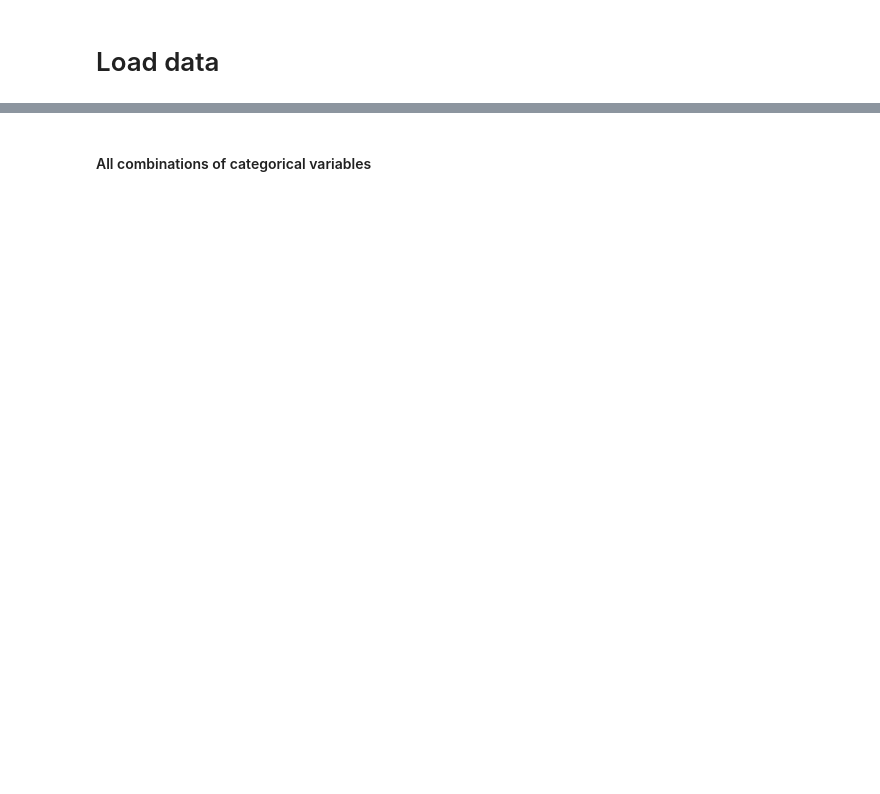
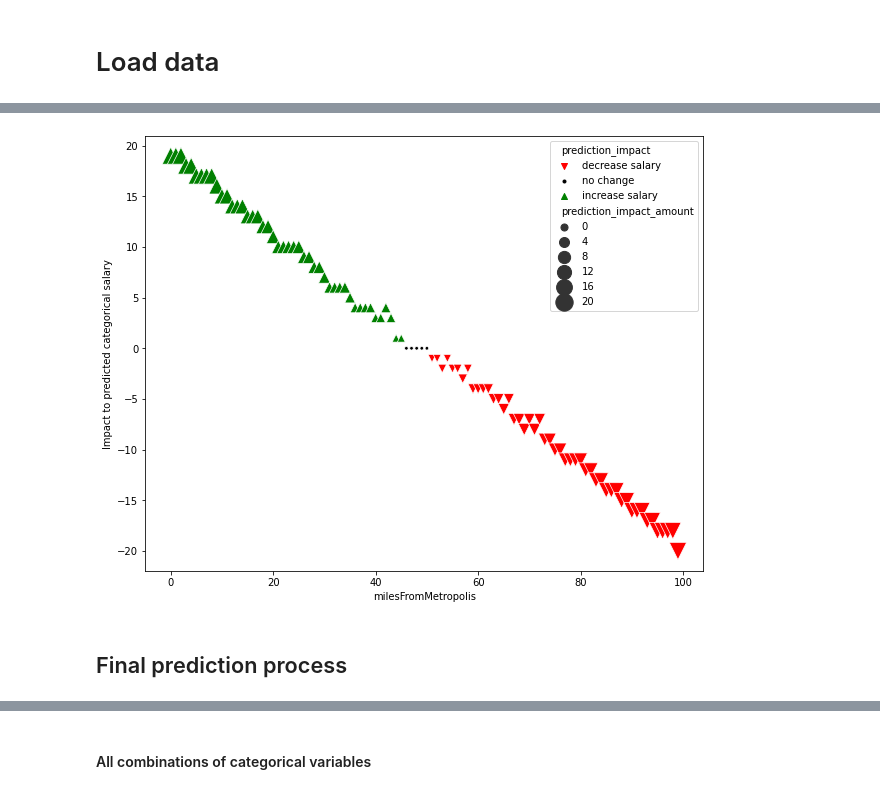
Before and after one commit to scottwiles/salary_prediction, a Jupyter notebook: notebooks/salary_prediction_baseline_model.ipynb, the cells around one changed output, grey strips where cells are left out. Drawn from its saved outputs; the diff is of its cells as text; code cells hidden in the pictures; blank space fills up the shorter version.

```diff
--- a/notebooks/salary_prediction_baseline_model.ipynb
+++ b/notebooks/salary_prediction_baseline_model.ipynb
@@ -45,0 +105,6 @@ test set shape: (150000, 8)
+# %%
+visualize_numeric_fit(example_baseline.fitted_numeric_salaries['milesFromMetropolis'])
+# %% [output]
+[figure, added]
+# %% [markdown]
+## Final prediction process
```
Also changed, not shown: parts of 30 cells of this notebook, 2 other files.
